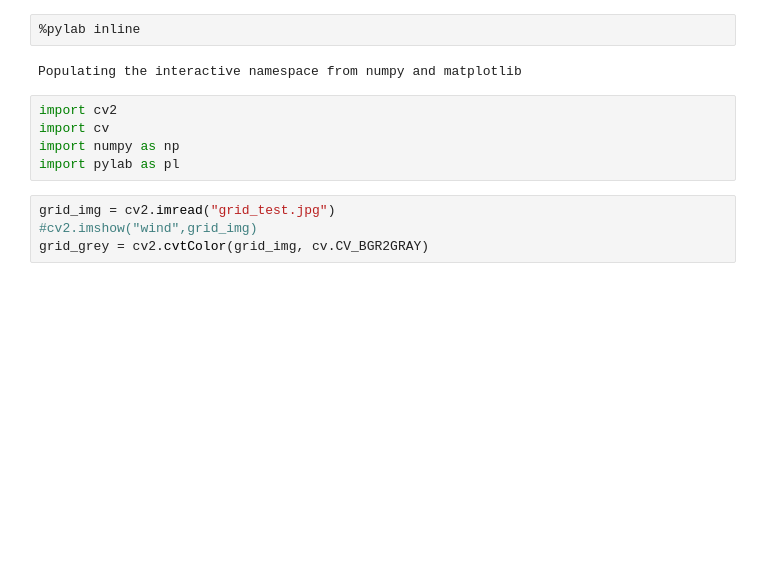
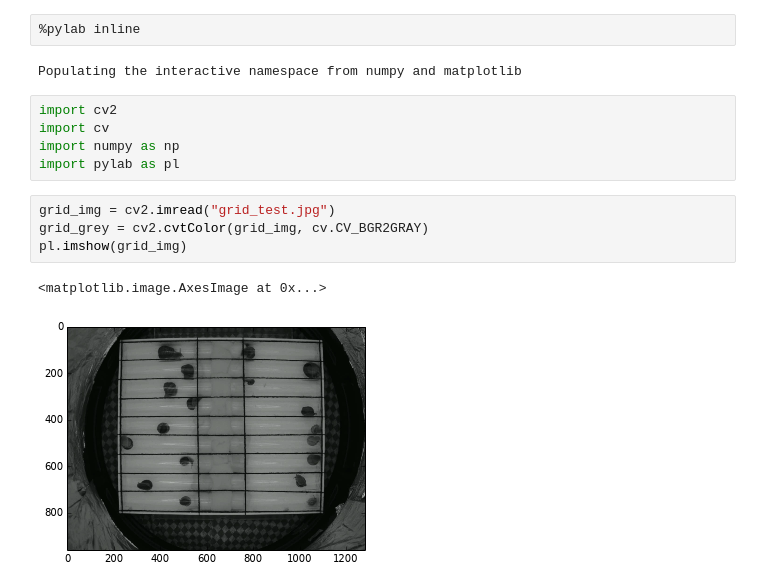
Before and after one commit to gilestrolab/sleepysnail, a Jupyter notebook: prototypes/roiDefinition.ipynb, the cells around one changed output. Cells and saved outputs as stored; diff of their text form; blank space fills up the shorter version.

```diff
--- a/prototypes/roiDefinition.ipynb
+++ b/prototypes/roiDefinition.ipynb
@@ -9,5 +9,8 @@ import numpy as np
 import pylab as pl
 # %%
 grid_img = cv2.imread("grid_test.jpg")
-#cv2.imshow("wind",grid_img)
 grid_grey = cv2.cvtColor(grid_img, cv.CV_BGR2GRAY)
+pl.imshow(grid_img)
+# %% [output]
+<matplotlib.image.AxesImage at 0x...>
+[figure, added]
```
Also changed, not shown: parts of 4 cells of this notebook.
